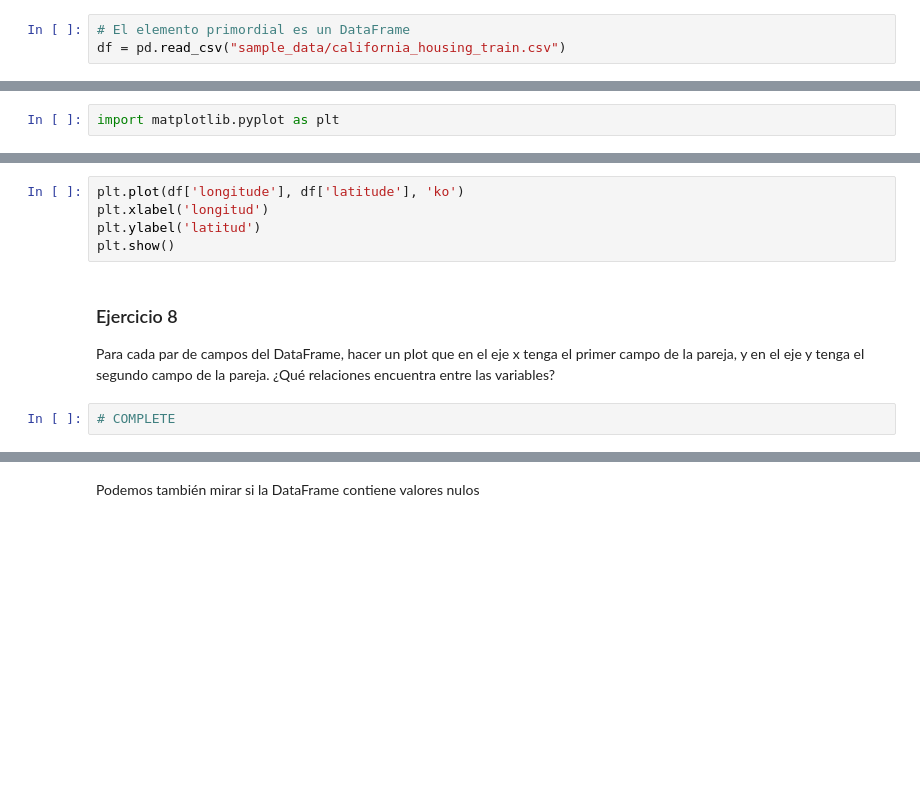
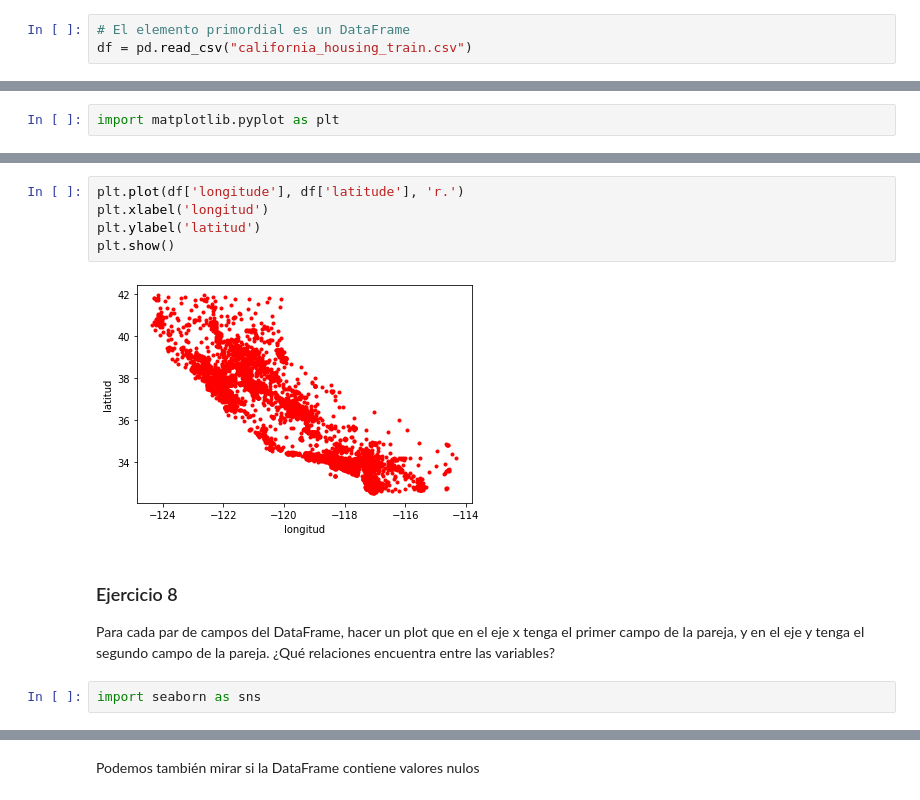
Before and after one commit to VolodyaCO/e-Marketing_Konrad2019, a Jupyter notebook: 1_Introducción_a_Python_y_Pandas.ipynb, the cells around one changed output, grey strips where cells are left out. Cells and saved outputs as stored; diff of their text form; blank space fills up the shorter version.

```diff
--- a/1_Introducción_a_Python_y_Pandas.ipynb
+++ b/1_Introducción_a_Python_y_Pandas.ipynb
@@ -447,6 +447,6 @@ Acá se encuentra la carpeta sample_data
 import pandas as pd
 # %%
 # El elemento primordial es un DataFrame
-df = pd.read_csv("sample_data/california_housing_train.csv")
+df = pd.read_csv("california_housing_train.csv")
 # %%
 df.head()
@@ -515,11 +639,13 @@ for column in df.columns.values:
 # %%
-plt.plot(df['longitude'], df['latitude'], 'ko')
+plt.plot(df['longitude'], df['latitude'], 'r.')
 plt.xlabel('longitud')
 plt.ylabel('latitud')
 plt.show()
+# %% [output]
+[figure, added]
 # %% [markdown]
 ### Ejercicio 8
 
 Para cada par de campos del DataFrame, hacer un plot que en el eje x tenga el primer campo de la pareja, y en el eje y tenga el segundo campo de la pareja. ¿Qué relaciones encuentra entre las variables?
-# %%
-# COMPLETE
+# %%
+import seaborn as sns
```
Also changed, not shown: parts of 55 cells of this notebook.
